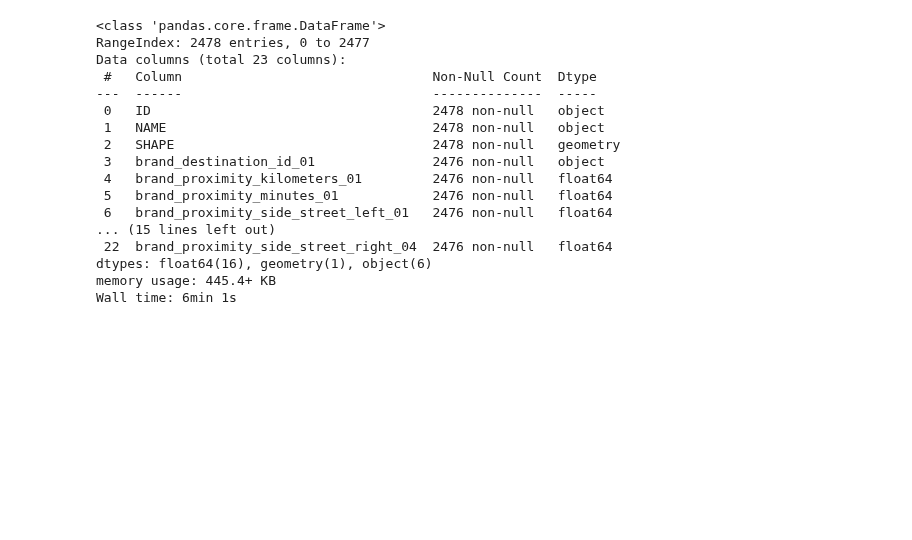
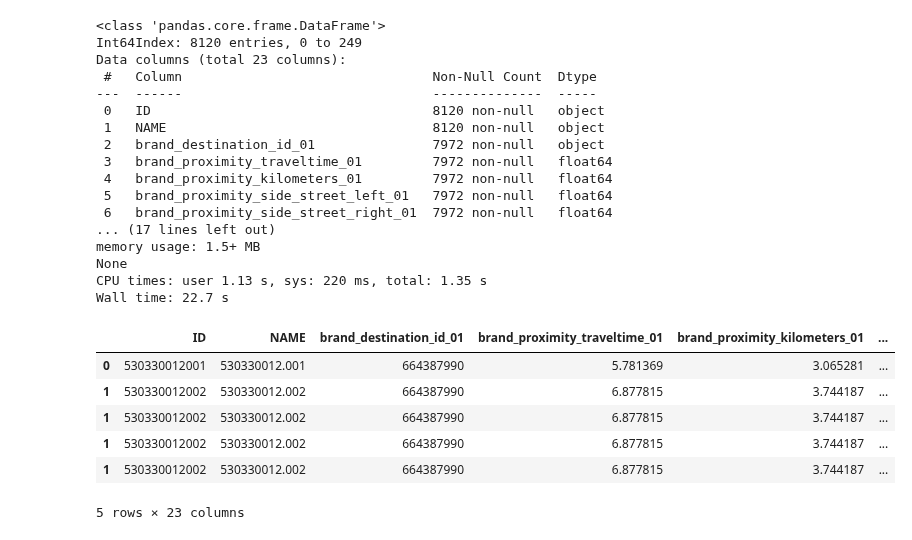
Before and after one commit to knu2xs/demographic-modeling, a Jupyter notebook: notebooks/stash/get-nearest.ipynb, the cells around one changed output. Drawn from its saved outputs; the diff is of its cells as text; code cells hidden in the pictures; blank space fills up the shorter version.

```diff
--- a/notebooks/stash/get-nearest.ipynb
+++ b/notebooks/stash/get-nearest.ipynb
@@ -268,23 +115,31 @@ Wall time: 2.54 s
 # %%
 %%time
-bg_near_biz_df = bg_df.dm.get_nearest(biz_df, origin_id_column='ID', near_prefix='brand')
+bg_near_biz_df = bg_df[:250].mdl.proximity.get_nearest(biz_df, origin_id_column='ID', near_prefix='brand')
 
-bg_near_biz_df.info()
+print(bg_near_biz_df.info())
+bg_near_biz_df.head()
 # %% [output]
 <class 'pandas.core.frame.DataFrame'>
-RangeIndex: 2478 entries, 0 to 2477
+Int64Index: 8120 entries, 0 to 249
 Data columns (total 23 columns):
  #   Column                                Non-Null Count  Dtype
 ---  ------                                --------------  -----
- 0   ID                                    2478 non-null   object
- 1   NAME                                  2478 non-null   object
- 2   SHAPE                                 2478 non-null   geometry
- 3   brand_destination_id_01               2476 non-null   object
- 4   brand_proximity_kilometers_01         2476 non-null   float64
- 5   brand_proximity_minutes_01            2476 non-null   float64
- 6   brand_proximity_side_street_left_01   2476 non-null   float64
-... (15 lines left out)
- 22  brand_proximity_side_street_right_04  2476 non-null   float64
-dtypes: float64(16), geometry(1), object(6)
-memory usage: 445.4+ KB
-Wall time: 6min 1s
+ 0   ID                                    8120 non-null   object
+ 1   NAME                                  8120 non-null   object
+ 2   brand_destination_id_01               7972 non-null   object
+ 3   brand_proximity_traveltime_01         7972 non-null   float64
+ 4   brand_proximity_kilometers_01         7972 non-null   float64
+ 5   brand_proximity_side_street_left_01   7972 non-null   float64
+ 6   brand_proximity_side_street_right_01  7972 non-null   float64
+... (17 lines left out)
+memory usage: 1.5+ MB
+None
+CPU times: user 1.13 s, sys: 220 ms, total: 1.35 s
+Wall time: 22.7 s
+|  | ID | NAME | brand_destination_id_01 | brand_proximity_traveltime_01 | brand_proximity_kilometers_01 | ... |
+| 0 | 530330012001 | 530330012.001 | 664387990 | 5.781369 | 3.065281 | ... |
+| 1 | 530330012002 | 530330012.002 | 664387990 | 6.877815 | 3.744187 | ... |
+| 1 | 530330012002 | 530330012.002 | 664387990 | 6.877815 | 3.744187 | ... |
+| 1 | 530330012002 | 530330012.002 | 664387990 | 6.877815 | 3.744187 | ... |
+| 1 | 530330012002 | 530330012.002 | 664387990 | 6.877815 | 3.744187 | ... |
+5 rows × 23 columns
```
Also changed, not shown: parts of 21 cells of this notebook, 3 other files.
